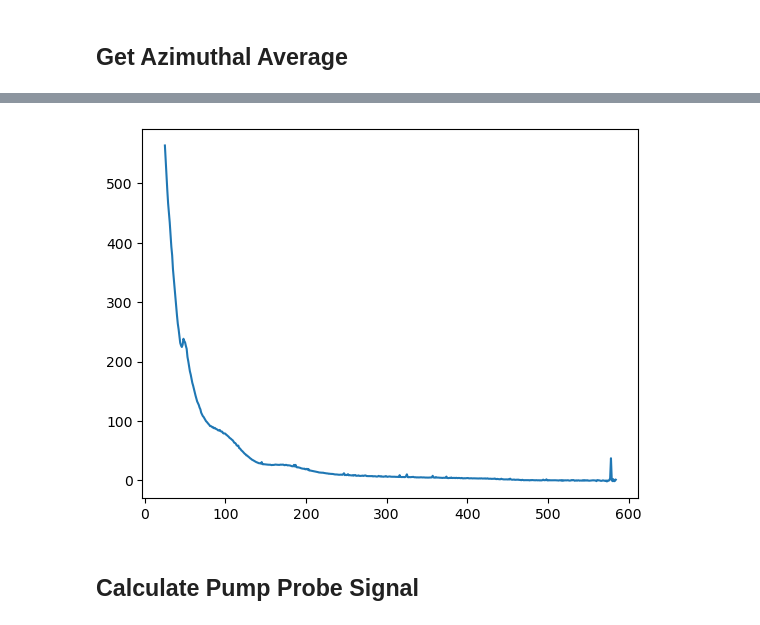
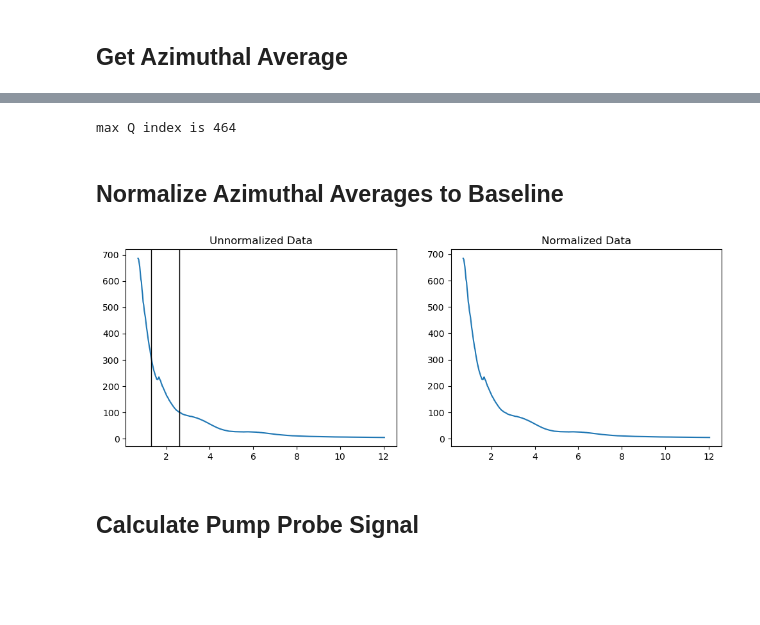
Before and after one commit to lheald2/gued, a Jupyter notebook: Fast_Analysis.ipynb, the cells around one changed output, grey strips where cells are left out. Cells and saved outputs as stored; diff of their text form; code cells hidden in the pictures; blank space fills up the shorter version.

```diff
--- a/Fast_Analysis.ipynb
+++ b/Fast_Analysis.ipynb
@@ -431,11 +385,69 @@ Calculating azimuthal average for all data
-# %%
-
-
-plt.figure()
-plt.plot(azi_data[2])
-plt.show()
-# %% [output]
-[figure, removed]
+# %%
+def azimuthal_avg_correct(args):
+    """Returns the azimuthal average of a diffraction image based on the radial distance of the x, y positions in the image."""
+    data, x, y = args
+    r_max=len(x)
+    I=np.empty(r_max)
+    for ri in range(r_max):
+        I_r=data[x[ri],y[ri]]
+        ave=np.nanmean(I_r)
+        sigma=np.nanstd(I_r)
+        I_r[np.abs(I_r-ave)>=5*sigma]=np.nan
+        I[ri]=np.nanmean(I_r)
+    return I
+
+def get_azimuthal_average(data,x,y):
+    """Runs the azimuthal average function in parallel for large data sets."""
+    p = ThreadPool(3)
+    I=p.map(azimuthal_avg_correct, [(data_i,x,y) for data_i in data])
+    return np.array(I)
+# %% [output]
+max Q index is 464
+# %%
+X_CENTER = center[0]
+Y_CENTER = center[1]
+GRID_SIZE = 1024
+
+pointer = np.empty((1024,1024))
+for i in range(GRID_SIZE):
+    for j in range(GRID_SIZE):
+        pointer[i,j]=int(np.sqrt((i-X_CENTER)**2+(j-Y_CENTER)**2))
+img_r_max = int(min(X_CENTER, Y_CENTER, GRID_SIZE-X_CENTER, GRID_SIZE-Y_CENTER))
+x=[];y=[]
+for ri in range(img_r_max):
+    [X_temp,Y_temp]=np.where(pointer==ri)
+    x.append(X_temp)
+    y.append(Y_temp)
+print(r'max Q index is ' + str(img_r_max));
+r_max=len(x)
+
+azi_data = get_azimuthal_average(data_array, x, y)
+# %% [markdown]
+## Normalize Azimuthal Averages to Baseline
+# %%
+min_val = 50
+max_val = 100
+norm_data = gued.normalize_to_baseline(azi_data)
+
+s_cali = 0.026
+#posi_0    = 154.405 # The reference T0
+#posi_0 = 108.61
+posi_0 = 26.9
+s = np.arange(0,len(azi_data[0]))*s_cali # The Q axis
+
+plt.figure(figsize=(12,4))
+plt.subplot(1,2,1)
+plt.plot(s, azi_data[0])
+plt.axvline(x = s[min_val], color = 'k', linestyle = '-',linewidth=1);
+plt.axvline(x = s[max_val], color = 'k', linestyle = '-',linewidth=1);
+plt.title("Unnormalized Data")
+
+plt.subplot(1,2,2)
+plt.plot(s, norm_data[0])
+plt.title("Normalized Data")
+plt.show()
+# %% [output]
+[figure, added]
 # %% [markdown]
 ## Calculate Pump Probe Signal
 # %%
```
Also changed, not shown: parts of 32 cells of this notebook, 5 other files.
